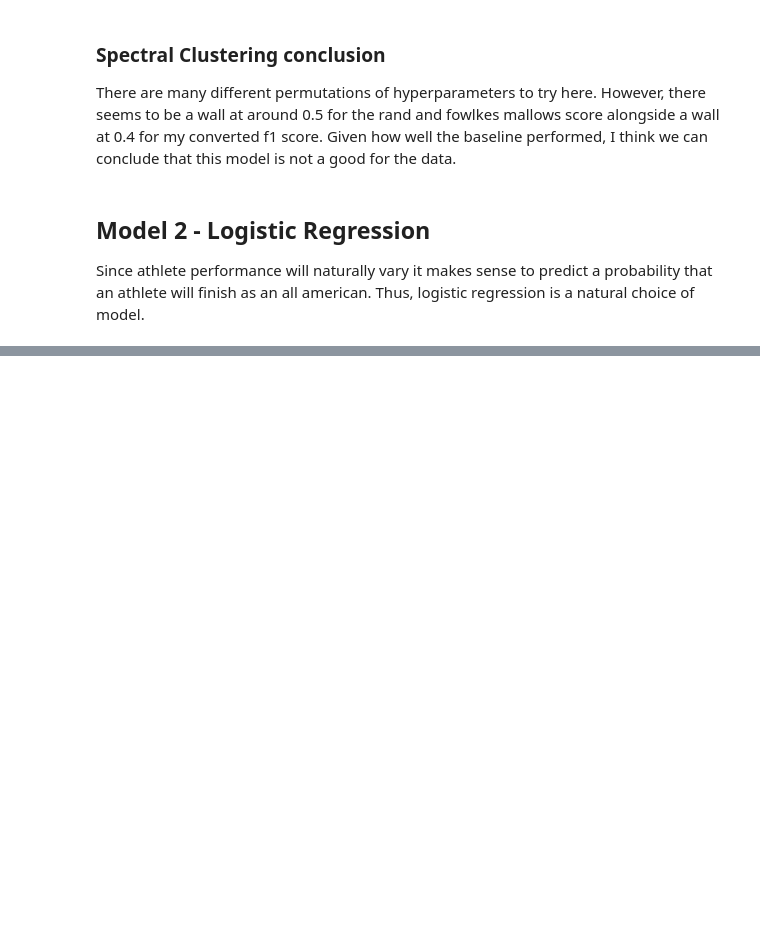
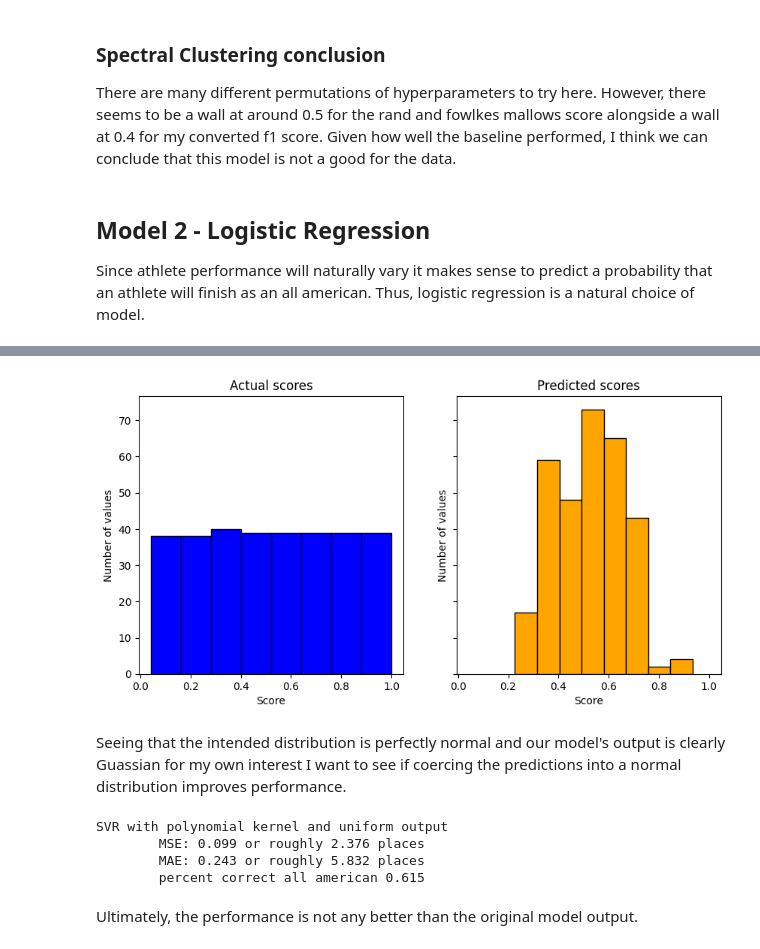
Before and after one commit to HybridNeos/TFRRS-API, a Jupyter notebook: part_3.ipynb, the cells around one changed output, grey strips where cells are left out. Drawn from its saved outputs; the diff is of its cells as text; code cells hidden in the pictures; blank space fills up the shorter version.

```diff
--- a/part_3.ipynb
+++ b/part_3.ipynb
@@ -571,0 +518,4 @@ Score for 3rd place [0.91666667]
+# %%
+from sklearn.svm import SVC
+
+X_train, X_test, y_train, y_test = train_test_split_on_event(x_type="scaled", y_type="all_am")
@@ -571,0 +558,18 @@ Score for 3rd place [0.91666667]
+# %%
+from sklearn.svm import SVR
+from sklearn.metrics import mean_squared_error, mean_absolute_error
+
+X_train, X_test, y_train, y_test = train_test_split_on_event(x_type="scaled", y_type="score")
+# %%
+for kernel in ["linear", "poly", "rbf", "sigmoid"]:
+    print(f"\nSVR with {kernel} kernel and default parameters")
+
+    svm = SVR(kernel=kernel)
+    svm.fit(X_train, y_train)
+    preds = svm.predict(X_train)
+
+    mse = round(mean_squared_error(y_train, preds), 3)
+    mae = round(mean_absolute_error(y_train, preds), 3)
+    print(f"\tMSE: {mse} or roughly {round(mse*24, 3)} places")
+    print(f"\tMAE: {mae} or roughly {round(mae*24, 3)} places")
+    print(f"\tpercent correct all american {round(percent_all_american_score(None, preds, X_train.index), 3)}")
@@ -571,0 +598,41 @@ Score for 3rd place [0.91666667]
+# %%
+svm = SVR(kernel="poly")
+svm.fit(X_train, y_train)
+preds = svm.predict(X_train)
+# %%
+fig, (ax1, ax2) = plt.subplots(1, 2, sharey=True, sharex=True)
+fig.set_figwidth(10)
+
+# Plot actual distribution
+ax1.hist(y_train, bins=8, color="blue", ec="black")
+ax1.set_title("Actual scores")
+ax1.set_xlabel("Score")
+ax1.set_ylabel("Number of values")
+
+ax2.hist(preds, bins=8, color="orange", ec="black")
+ax2.set_title("Predicted scores")
+ax2.set_xlabel("Score")
+ax2.set_ylabel("Number of values")
+
+plt.show()
+# %% [output]
+[figure, added]
+# %% [markdown]
+Seeing that the intended distribution is perfectly normal and our model's output is clearly Guassian for my own interest I want to see if coercing the predictions into a normal distribution improves performance.
+# %%
+from sklearn.preprocessing import quantile_transform
+flattened = quantile_transform(np.array(preds).reshape(-1, 1), n_quantiles=len(preds), output_distribution="uniform", random_state=0, copy=True)
+
+print("SVR with polynomial kernel and uniform output")
+mse = round(mean_squared_error(y_train, flattened), 3)
+mae = round(mean_absolute_error(y_train, flattened), 3)
+print(f"\tMSE: {mse} or roughly {round(mse*24, 3)} places")
+print(f"\tMAE: {mae} or roughly {round(mae*24, 3)} places")
+print(f"\tpercent correct all american {round(percent_all_american_score(None, flattened, X_train.index), 3)}")
+# %% [output]
+SVR with polynomial kernel and uniform output
+        MSE: 0.099 or roughly 2.376 places
+        MAE: 0.243 or roughly 5.832 places
+        percent correct all american 0.615
+# %% [markdown]
+Ultimately, the performance is not any better than the original model output.
```
Also changed, not shown: parts of 47 cells of this notebook.
